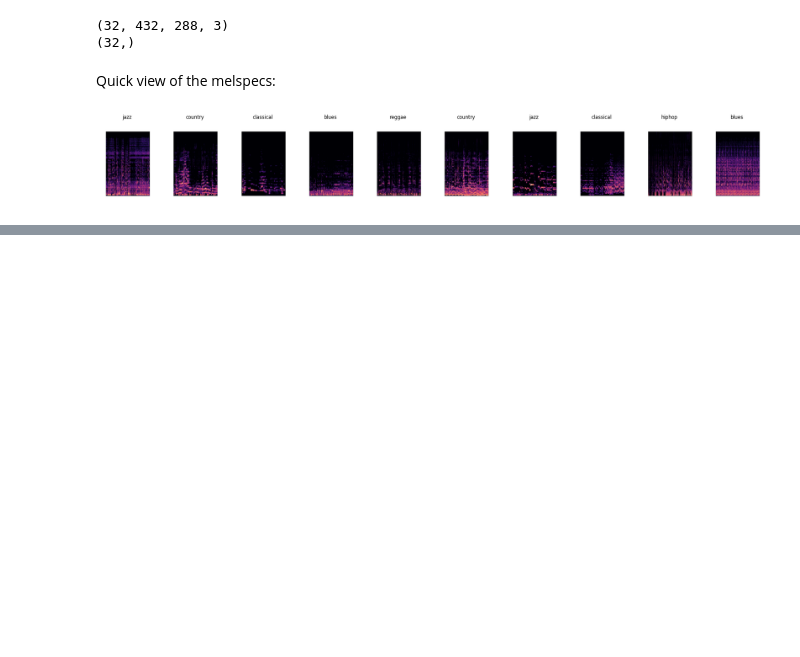
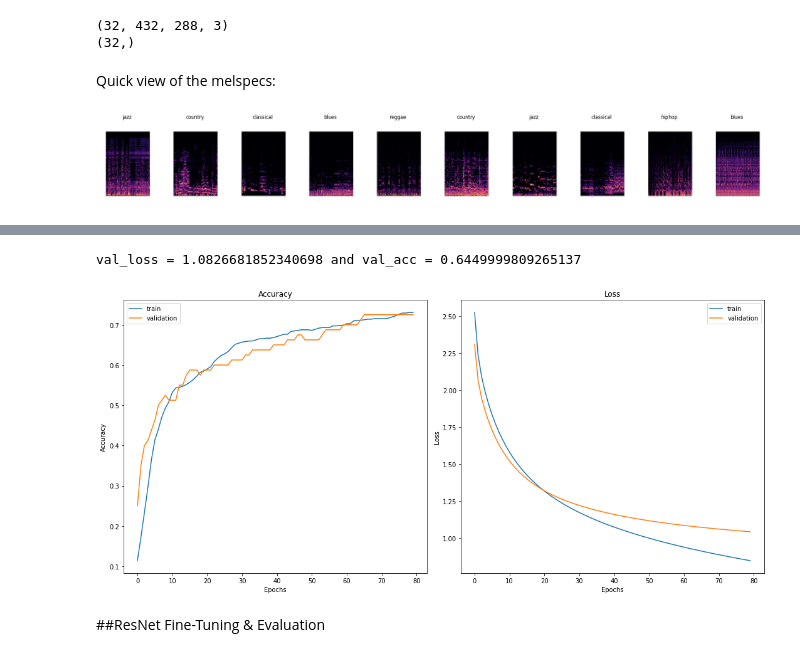
Before and after one commit to kstoudt/Springboard, a Jupyter notebook: Final_Capstone/Notebooks/Final_Capstone_CNN_Modeling_&_Evaluation.ipynb, the cells around one changed output, grey strips where cells are left out. Cells and saved outputs as stored; diff of their text form; code cells hidden in the pictures; blank space fills up the shorter version.

```diff
--- a/Final_Capstone/Notebooks/Final_Capstone_CNN_Modeling_&_Evaluation.ipynb
+++ b/Final_Capstone/Notebooks/Final_Capstone_CNN_Modeling_&_Evaluation.ipynb
@@ -312,0 +415,17 @@ Mobile Net & VGG Net
+# %%
+earlyStopper = EarlyStopping(monitor='val_loss',
+                             patience=7,
+                             min_delta=0.001,
+                             restore_best_weights=True)
+
+reduceLROnPlat = ReduceLROnPlateau(
+    monitor='val_loss',
+    factor=0.95,
+    patience=3,
+    verbose=1,
+    mode='min',
+    min_delta=0.001,
+    cooldown=2,
+    min_lr=5e-6, )
+
+hist = ResNet_model.fit(tr_ds, validation_data=val_ds, epochs=80, callbacks=[reduceLROnPlat, earlyStopper])
@@ -312,0 +450,36 @@ Mobile Net & VGG Net
+# %%
+score = ResNet_model.evaluate(test_ds, verbose=0)
+print("val_loss = {} and val_acc = {}".format(score[0], score[1]))
+# %% [output]
+val_loss = 1.0826681852340698 and val_acc = 0.6449999809265137
+# %%
+plt.figure(figsize=(15,7))
+
+acc = hist.history['accuracy']
+val_acc = hist.history['val_accuracy']
+
+loss = hist.history['loss']
+val_loss = hist.history['val_loss']
+
+plt.subplot(1,2,1)
+plt.plot(acc, label='train')
+plt.plot(val_acc, label='validation')
+plt.title('Accuracy')
+plt.xlabel('Epochs')
+plt.ylabel('Accuracy')
+plt.legend()
+
+plt.subplot(1,2,2)
+plt.plot(loss, label='train')
+plt.plot(val_loss, label='validation')
+plt.title('Loss')
+plt.xlabel('Epochs')
+plt.ylabel('Loss')
+plt.legend()
+
+plt.tight_layout()
+plt.show()
+# %% [output]
+[figure, added]
+# %% [markdown]
+##ResNet Fine-Tuning & Evaluation
```
Also changed, not shown: parts of 86 cells of this notebook.
